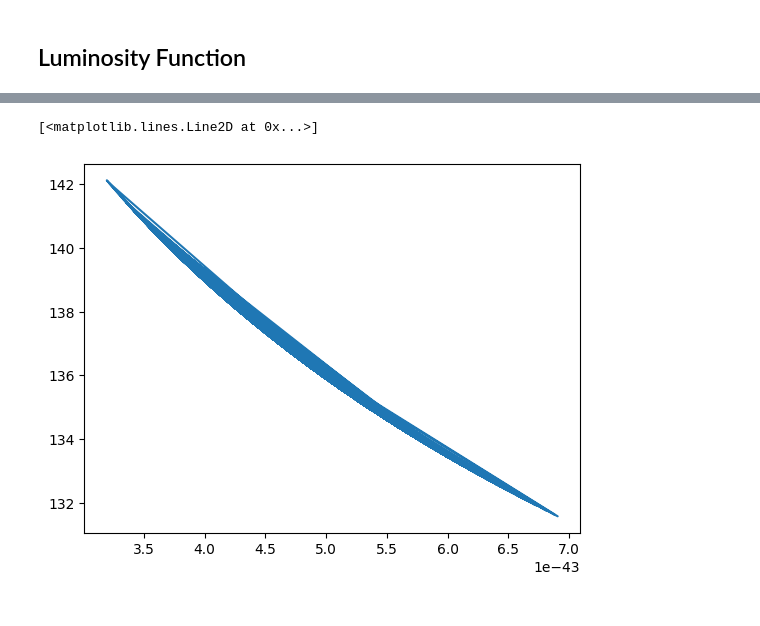
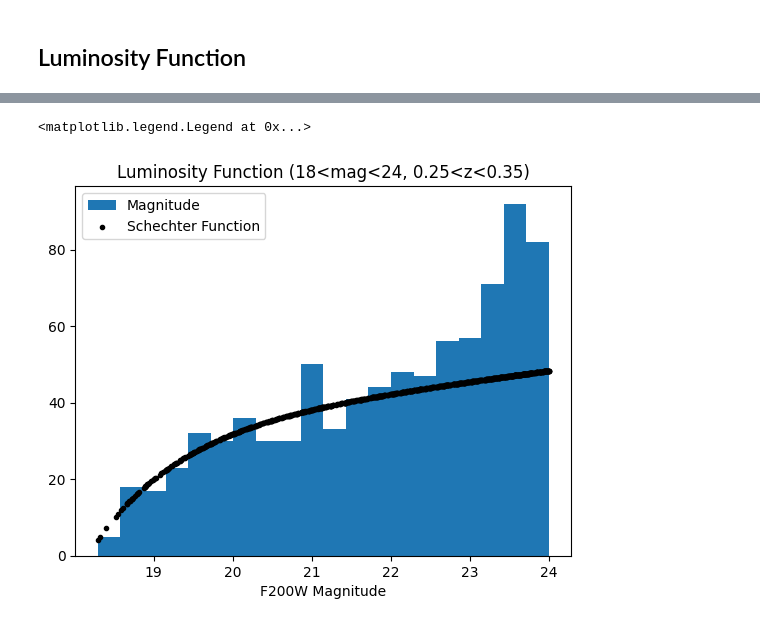
Before and after one commit to mayamerch/block-3-project, a Jupyter notebook: abell 2744.ipynb, the cells around one changed output, grey strips where cells are left out. Cells and saved outputs as stored; diff of their text form; code cells hidden in the pictures.

```diff
--- a/abell 2744.ipynb
+++ b/abell 2744.ipynb
@@ -566,7 +594,5 @@ area, area_fig = grizli.utils.catalog_area(phot['ra'], phot['dec']) # square arc
 # %%
-# Schecter function:
-def schecter(M=np.linspace(25, 35, 100), M_star=-21.9,a=-1.19,phi_star=11):
-    #n_star = 8e-3
-    #func = n_star * (L / L_star)**a * np.exp(-L / L_star) * (1 / L_star)
-    func = 0.4*np.log(10) * phi_star * 10**(-0.4*(M-M_star)*(a+1)) * np.exp(-10**(-0.4*(M-M_star)))
+# Schechter function:
+def schechter(mag, M_star=-21.9,a=-1.19,phi_star=11):
+    func = 0.4*np.log(10) * phi_star * 10**(-0.4*(mag-M_star)*(a+1)) * np.exp(-10**(-0.4*(mag-M_star)))
     return func
@@ -578,7 +599,11 @@ plt.loglog(np.linspace(25, 35, 100), schecter())
-# %%
-L_star = 1.4e10 * 3.9e33
-x_axis = df['mag'] / L_star
-plt.plot(x_axis, schecter(df['mag'], a=-0.1))
-# %% [output]
-[<matplotlib.lines.Line2D at 0x...>]
-[figure, removed]
+# %%
+sch = schechter(ms[1]['mag'], M_star=19,a=-1.19,phi_star=11)
+
+plt.title('Luminosity Function (18<mag<24, 0.25<z<0.35)')
+plt.hist(ms[1]['mag'], bins=20, label='Magnitude')
+plt.scatter(ms[1]['mag'], np.log10(sch)*35, label='Schechter Function', color='k', marker='.')
+plt.xlabel('F200W Magnitude')
+plt.legend()
+# %% [output]
+<matplotlib.legend.Legend at 0x...>
+[figure, added]
```
Also changed, not shown: parts of 10 cells of this notebook, 1 other file.
